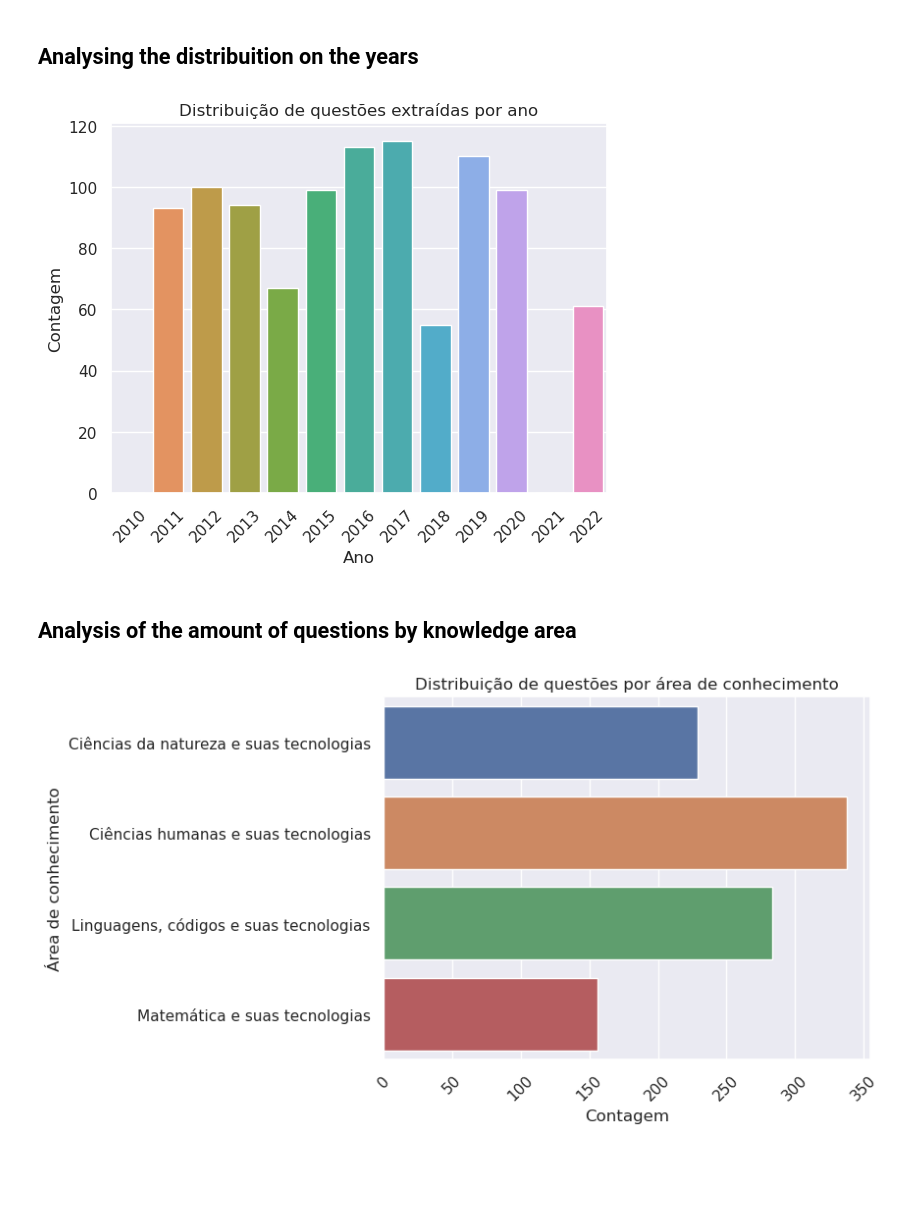
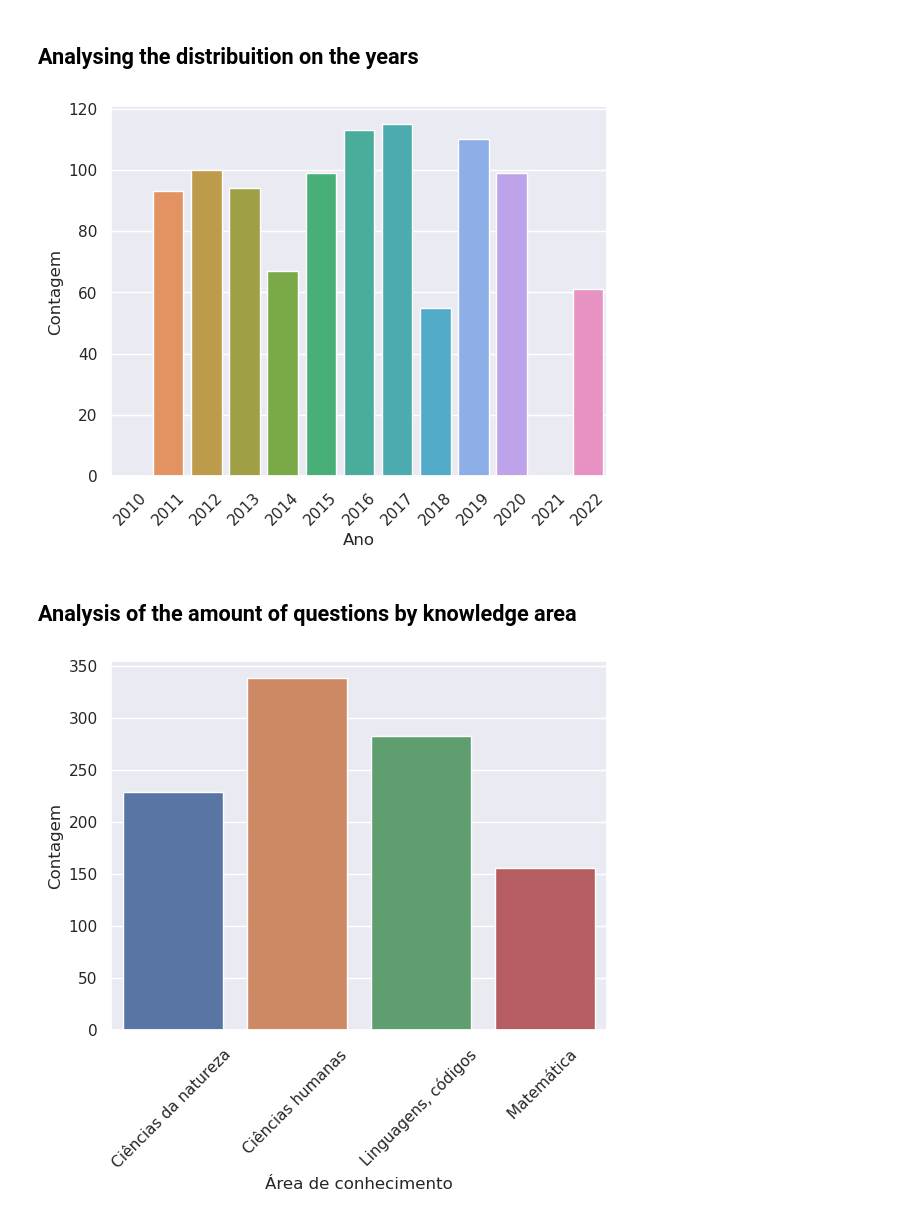
Before and after one commit to wineone/tcc-matheus-lisboa, a Jupyter notebook: 02-dataset/03-verify-distribuition-questions.ipynb, the cells around one changed output. Cells and saved outputs as stored; diff of their text form; code cells hidden in the pictures; blank space fills up the shorter version.

```diff
--- a/02-dataset/03-verify-distribuition-questions.ipynb
+++ b/02-dataset/03-verify-distribuition-questions.ipynb
@@ -6,6 +6,7 @@ import seaborn as sns
 import pandas as pd
 import glob
 from matplotlib import pyplot as plt
+sns.set(font_scale=1.3)
 # %% [markdown]
 ## Reading the data
 # %%
@@ -48,20 +49,22 @@ data_gg = data_gg.rename(columns={"year":"Ano","description":"Contagem"})
 sns.set_theme()
 pp = sns.barplot(data=data_gg,x='Ano',y='Contagem')
 plt.xticks(rotation=45)
-plt.title("Distribuição de questões extraídas por ano")
+# plt.title("Distribuição de questões extraídas por ano")
 plt.savefig("plots/question-year.svg",format="svg")
 # %% [output]
-[figure, old version]
+[figure, new version]
 # %% [markdown]
 ## Analysis of the amount of questions by knowledge area
 # %%
 data_gg = data_df[['subject','description']].groupby('subject').count().reset_index()
 data_gg = data_gg.rename(columns = {"subject":"Área de conhecimento","description":"Contagem"})
+# %%
+data_gg['Área de conhecimento'] = data_gg['Área de conhecimento'].apply(lambda x: x.replace("e suas tecnologias",""))
 # %%
 sns.set_theme()
-pp = sns.barplot(data=data_gg,y='Área de conhecimento',x='Contagem')
+pp = sns.barplot(data=data_gg,x='Área de conhecimento',y='Contagem')
 plt.xticks(rotation=45)
-plt.title("Distribuição de questões por área de conhecimento")
+# plt.title("Distribuição de questões por área de conhecimento")
 plt.savefig("plots/question-knowlege-area.svg",format="svg")
 # %% [output]
-[figure, old version]
+[figure, new version]
```
Also changed, not shown: 7 other files.
